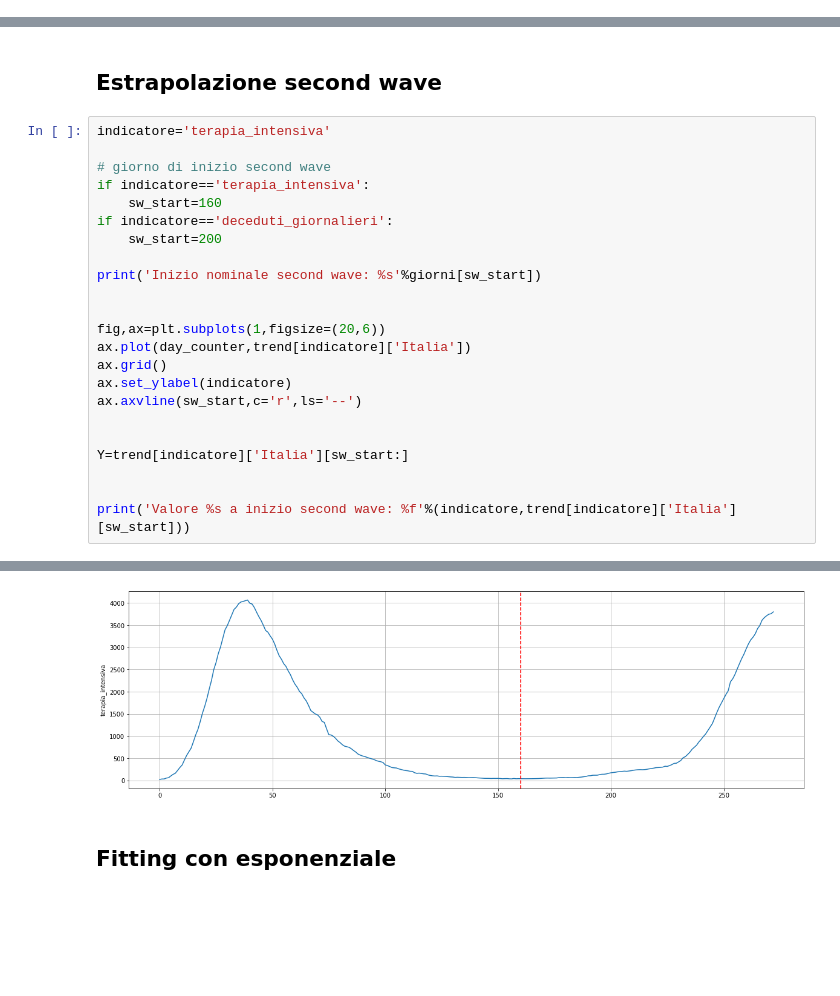
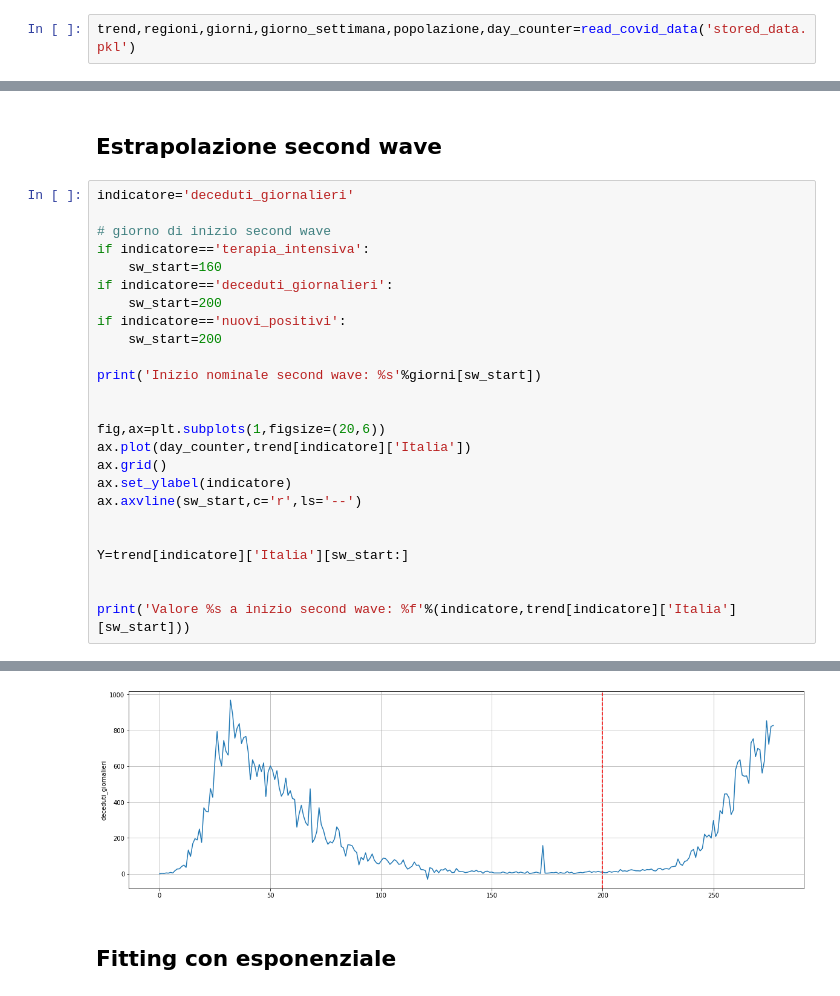
Before and after one commit to taracchi/covid, a Jupyter notebook: predizioni_second_wave_scipy.ipynb, the cells around one changed output, grey strips where cells are left out. Saved outputs shown, nothing was run; the diff lists cells and outputs as text; blank space fills up the shorter version.

```diff
--- a/predizioni_second_wave_scipy.ipynb
+++ b/predizioni_second_wave_scipy.ipynb
@@ -41,0 +22,2 @@ Ultimo giorno: 2020-11-22T17:00:00
+# %%
+trend,regioni,giorni,giorno_settimana,popolazione,day_counter=read_covid_data('stored_data.pkl')
@@ -42,12 +28,14 @@ Ultimo giorno: 2020-11-22T17:00:00
 # %% [markdown]
 ## Estrapolazione second wave
 # %%
-indicatore='terapia_intensiva'
+indicatore='deceduti_giornalieri'
 
 # giorno di inizio second wave
 if indicatore=='terapia_intensiva':
     sw_start=160
 if indicatore=='deceduti_giornalieri':
+    sw_start=200
+if indicatore=='nuovi_positivi':
     sw_start=200
 
 print('Inizio nominale second wave: %s'%giorni[sw_start])
@@ -70,4 +58,4 @@ Valore terapia_intensiva a inizio second wave: 42.000000
-[figure, old version]
+[figure, new version]
 # %% [markdown]
 ## Fitting con esponenziale
 # %% [markdown]
```
Also changed, not shown: parts of 9 cells of this notebook, 14 other files.
